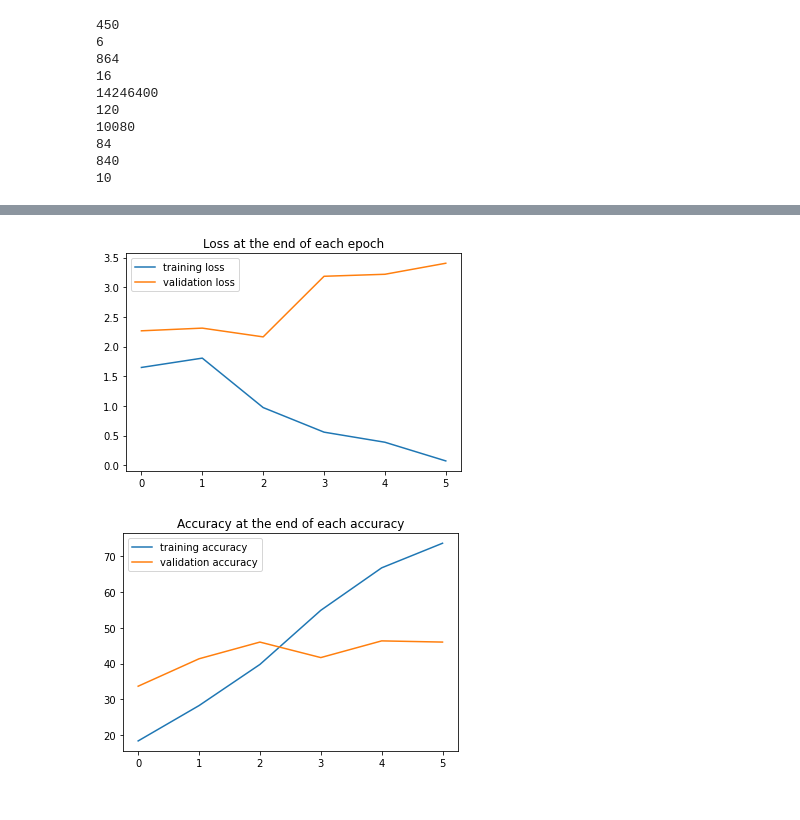
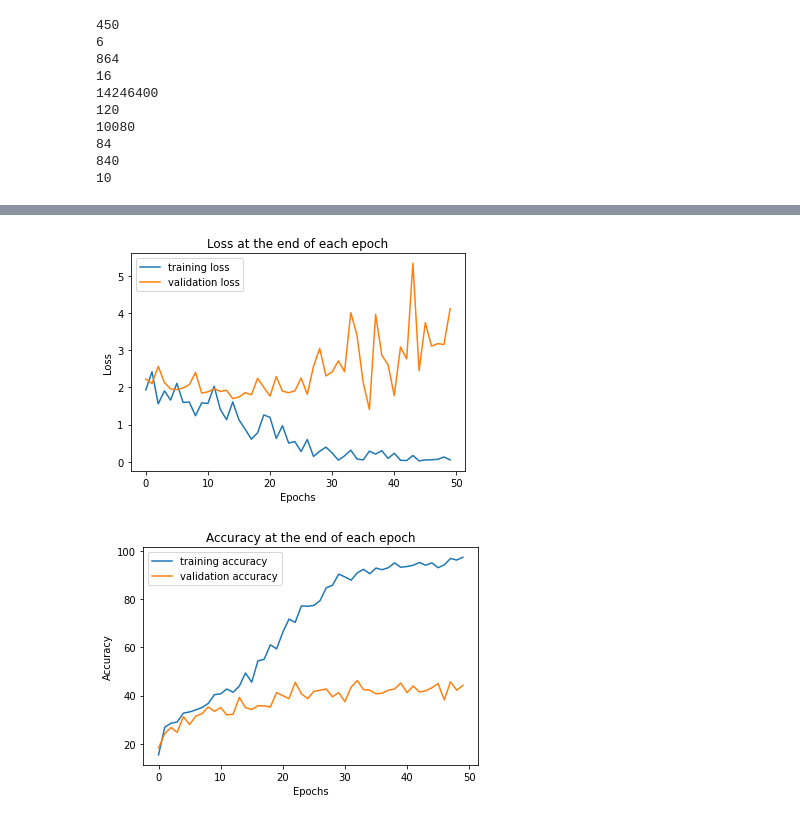
Before and after one commit to prispearly/music-genre-classification, a Jupyter notebook: BasicCNN_Spectogram.ipynb, the cells around one changed output, grey strips where cells are left out. Cells and saved outputs as stored; diff of their text form; code cells hidden in the pictures.

Commit message:
increase epochs size and add dropout

```diff
--- a/BasicCNN_Spectogram.ipynb
+++ b/BasicCNN_Spectogram.ipynb
@@ -102,7 +102,9 @@ class ConvolutionalNetwork(nn.Module):
         X = F.relu(self.conv2(X))
         X = F.max_pool2d(X, 2, 2)
         X = X.view(-1,70*106*16) # flatten
+        X = F.dropout(X,p=0.2)
         X = F.relu(self.fc1(X))
+        X = F.dropout(X,p=0.2)
         X = F.relu(self.fc2(X))
         X = self.fc3(X)
         return F.log_softmax(X, dim=1)
@@ -141,7 +143,7 @@ optimizer = torch.optim.Adam(model.parameters(),lr=0.001) ## stochiastic gradien
 import time
 start_time = time.time()
 
-epochs = 6
+epochs = 50
 
 max_trn_batch = 800
 max_tst_batch = 300
@@ -227,14 +229,18 @@ torch.save(model.state_dict(), 'CNN Model')
 # %%
 plt.plot(train_losses, label='training loss')
 plt.plot(test_losses, label='validation loss')
+plt.ylabel('Loss')
+plt.xlabel('Epochs')
 plt.title('Loss at the end of each epoch')
 plt.legend();
 # %% [output]
-[figure, old version]
+[figure, new version]
 # %%
-plt.plot([t/8 for t in train_correct], label='training accuracy')
-plt.plot([t/3 for t in test_correct], label='validation accuracy')
-plt.title('Accuracy at the end of each accuracy')
+plt.plot([t.item()*100/599 for t in train_correct], label='training accuracy')
+plt.plot([t.item()*100/400 for t in test_correct], label='validation accuracy')
+plt.ylabel('Accuracy')
+plt.xlabel('Epochs')
+plt.title('Accuracy at the end of each epoch')
 plt.legend();
 # %% [output]
-[figure, old version]
+[figure, new version]
```
Also changed, not shown: parts of 1 cell of this notebook, 4 other files.
